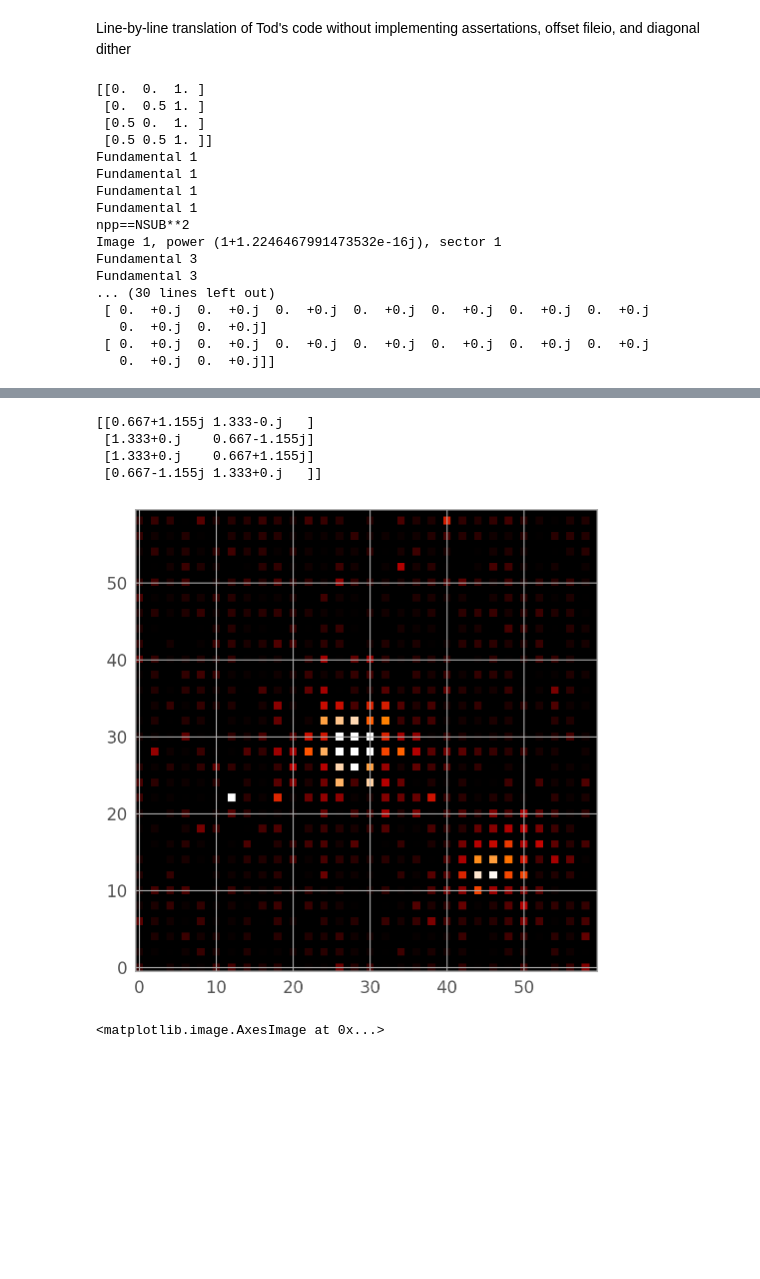
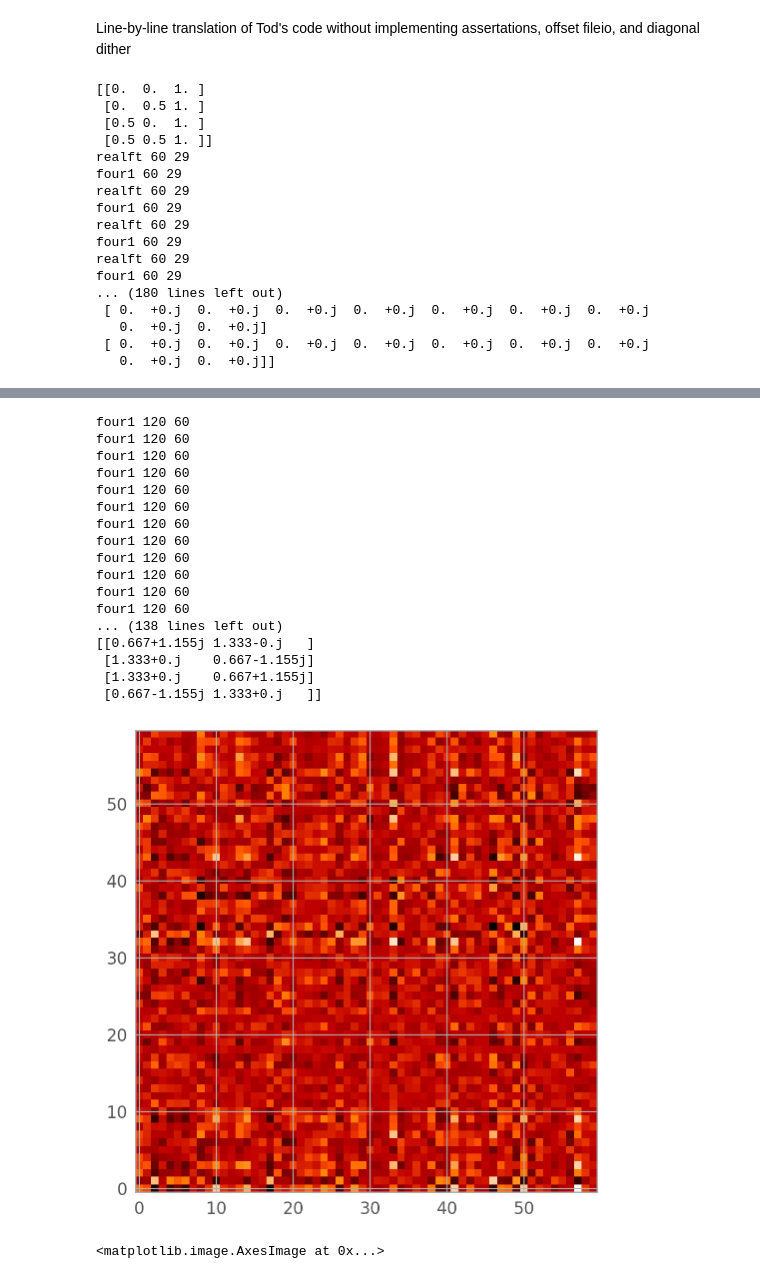
Before and after one commit to Chisen-Lupus/proper-dither, a Jupyter notebook: demo.ipynb, the cells around one changed output, grey strips where cells are left out. Cells and saved outputs as stored; diff of their text form; code cells hidden in the pictures; blank space fills up the shorter version.

```diff
--- a/demo.ipynb
+++ b/demo.ipynb
@@ -732,8 +734,9 @@ centroids = []
 test_atlas = []
 for i in range(3):
     for j in range(3):
-        # test_slice = orig[i:60+i:3, j:60+j:3]
-        test_slice = orig[i:60+i, j:60+j].reshape(20, 3, 20, 3).mean(axis=(1, 3))
+        test_slice = orig[i:60+i:3, j:60+j:3]
+        # test_slice = orig[i:60+i, j:60+j].reshape(20, 3, 20, 3).mean(axis=(1, 3))
+        # test_slice = stretch(shift(orig, (-i/3, -j/3)))
         test_atlas.append(test_slice)
         centroids.append([-i/3, -j/3])
 centroids = np.array(centroids)
@@ -761,12 +764,12 @@ array([[ 0.   ,  0.   ],
 # %%
 factor = 2
 
-test_atlas = [test_atlas[i] for i in [0, 1, 3, 4]]
+test_atlas = [test_atlas[i] for i in [0, 1, 6, 7]]
 # centroids = np.array([centroids[i] for i in [0, 1, 3, 4]])
 centroids = np.array([[0, 0],
-                     [0, -1/3],
                      [-1/3, 0],
-                     [-1/3, -1/3]])
+                     [0, -2/3],
+                     [-1/3, -2/3]])
 # %%
 shifted_atlas = test_atlas
 
@@ -800,5 +801,7 @@ IndexError: list index out of range
 # %%
-Y, X = np.meshgrid(np.arange(factor*20)/(factor*20), np.arange(factor*20)/(factor*20))
+nx, ny = test_atlas[0].shape
+
+X, Y = np.meshgrid(np.arange(factor*nx)/(factor*nx), np.arange(factor*ny)/(factor*ny))
 
 D_hat = []
 for i in range(len(large_atlas)):
@@ -827,7 +830,7 @@ axs = axs.flat
 for i in range(9):
     pow = get_power_spectrum(D_hat[i])
     # print(pow.shape)
-    axs[i].imshow(pow, vmin=0)
+    axs[i].imshow(np.log(pow+1), vmin=0)
     axs[i].grid(False)
 
 plt.tight_layout()
@@ -1642,65 +1646,84 @@ print(offsets)
 
 
 
-Atotal = np.zeros((30*2*NSUB, 30*NSUB))
+Atotal = np.zeros((30*NSUB, 30*NSUB))
 for i in range(4):
     data = test_atlas_2x[i]
     data_large = np.zeros(np.array(data.shape)*NSUB)
     data_large[::NSUB, ::NSUB] = data
-    data_hat = fft.fft2(data_large, axes=[-2, -1])
-    A = comptoreal(data_hat)
+    # data_hat = fft.fft2(data_large, axes=[-2, -1])
+    # A = comptoreal(data_hat)
     b = data_large
     nrb, ncb = b.shape
     a = np.zeros((nrb, ncb))
     nra, nca = a.shape
     isign = 1
     work = np.zeros((2, nrb))
-    # A = real2dfft(a, nra, nca, b, nrb, ncb, isign, work, onedim=False)
+    A = real2dfft(a, nra, nca, b, nrb, ncb, isign, work, onedim=False)
     # plt.imshow(A)
     # plt.show()
     ncol, nrow = A.shape
-    n = i + 1
-    # n = 1
+    # n = i + 1
+    n = 1
     # n=9 # starting from 1
 
     Atotal += phase(A, nrow, ncol, shift, DR, DC, offsets, n)
 
 
     # print(Atotal)
     break
 
-
-d_hat = realtocomp(Atotal)
-d = fft.ifft2(d_hat, axes=[-2, -1])
+b = Atotal
+nrb, ncb = b.shape
+a = np.zeros((nrb, ncb))
+nra, nca = a.shape
+isign = -1
+work = np.zeros((2, nrb))
+d = real2dfft(a, nra, nca, b, nrb, ncb, isign, work, onedim=False)
+# d = fft.ifft2(d_hat, axes=[-2, -1])
 # plt.imshow(stretch(norm(data_large)))
 # plt.imshow(stretch(norm(d-data_large)))
-plt.imshow(stretch(norm(d)))
+# plt.imshow(stretch(norm(d)))
+plt.imshow(d)
 print(COEFS)
 # %% [output]
 [[0.  0.  1. ]
  [0.  0.5 1. ]
  [0.5 0.  1. ]
  [0.5 0.5 1. ]]
-Fundamental 1
-Fundamental 1
-Fundamental 1
-Fundamental 1
-npp==NSUB**2
-Image 1, power (1+1.2246467991473532e-16j), sector 1
-Fundamental 3
-Fundamental 3
-... (30 lines left out)
+realft 60 29
+four1 60 29
+realft 60 29
+four1 60 29
+realft 60 29
+four1 60 29
+realft 60 29
+four1 60 29
+... (180 lines left out)
  [ 0.  +0.j  0.  +0.j  0.  +0.j  0.  +0.j  0.  +0.j  0.  +0.j  0.  +0.j
    0.  +0.j  0.  +0.j]
  [ 0.  +0.j  0.  +0.j  0.  +0.j  0.  +0.j  0.  +0.j  0.  +0.j  0.  +0.j
    0.  +0.j  0.  +0.j]]
 [figure]
 [figure]
 [figure]
+four1 120 60
+four1 120 60
+four1 120 60
+four1 120 60
+four1 120 60
+four1 120 60
+four1 120 60
+four1 120 60
+four1 120 60
+four1 120 60
+four1 120 60
+four1 120 60
+... (138 lines left out)
 [[0.667+1.155j 1.333-0.j   ]
  [1.333+0.j    0.667-1.155j]
  [1.333+0.j    0.667+1.155j]
  [0.667-1.155j 1.333+0.j   ]]
-[figure, old version]
+[figure, new version]
 # %%
 plt.imshow(stretch(orig))
```
Also changed, not shown: parts of 21 cells of this notebook.
